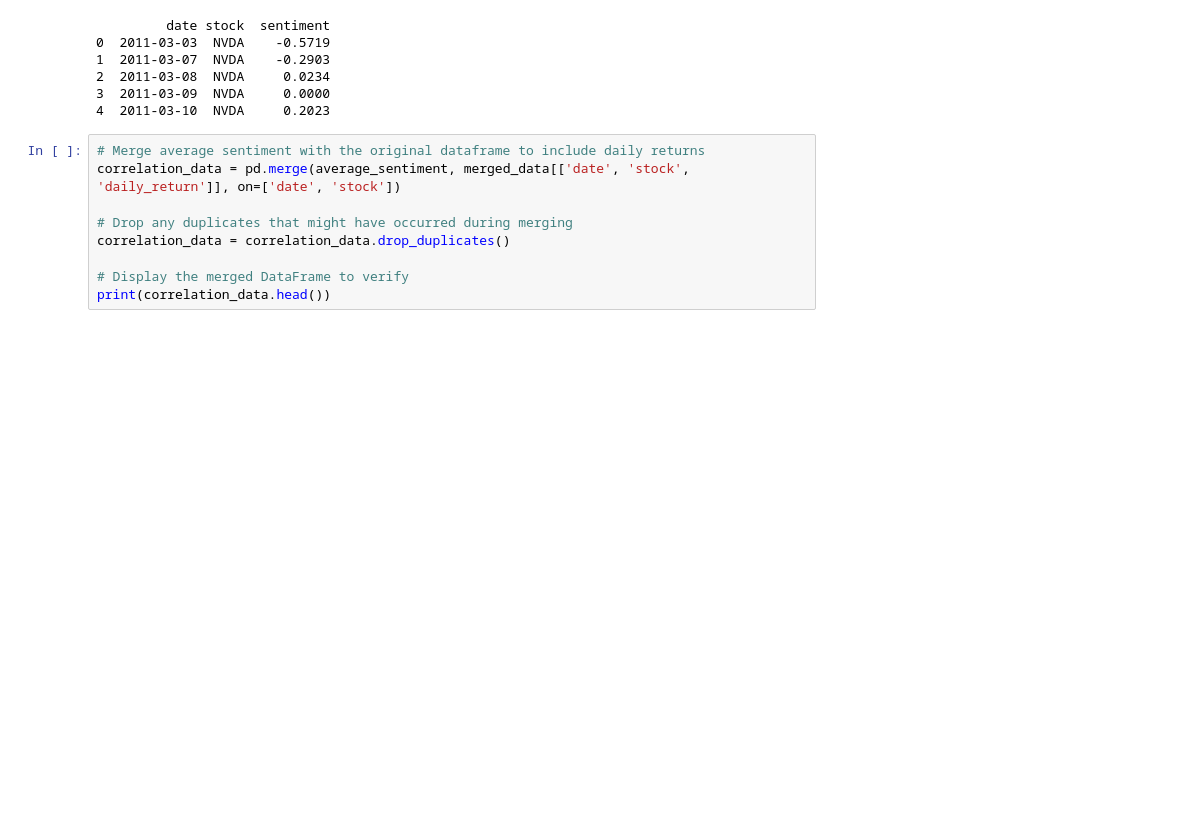
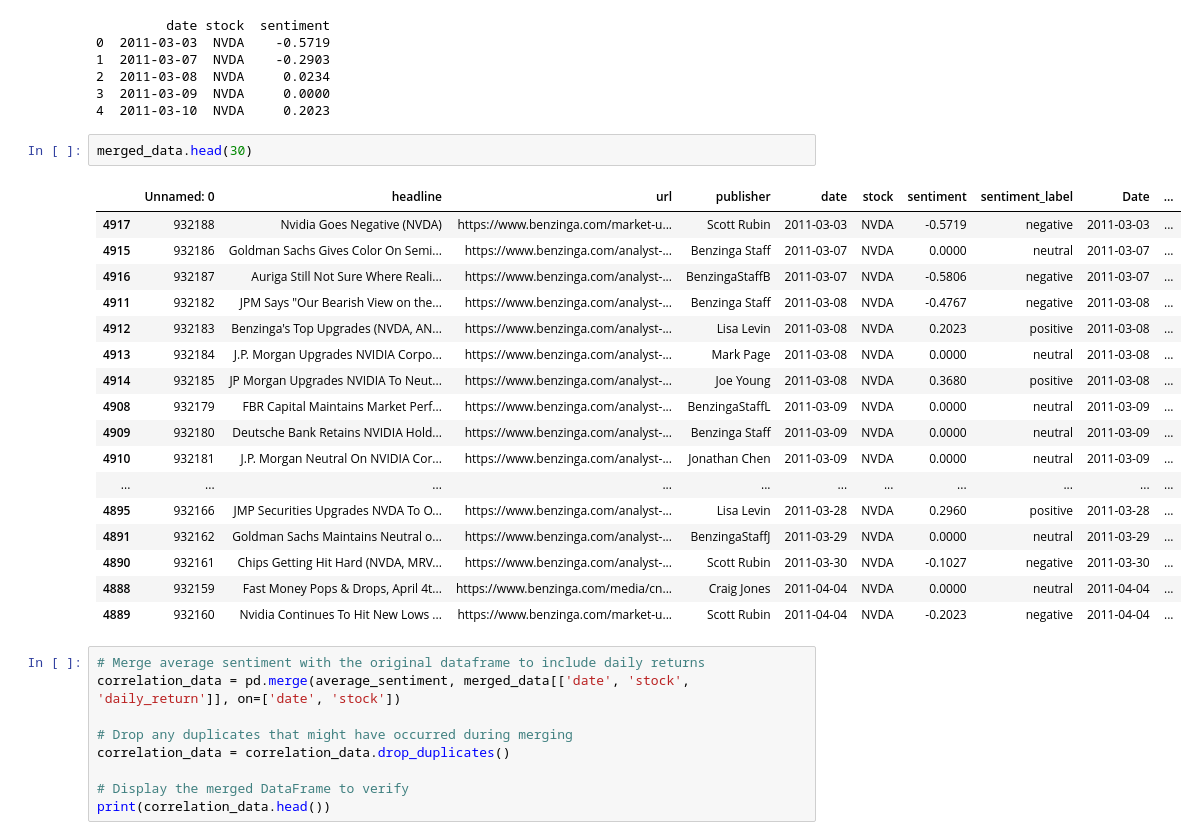
Before and after one commit to NaimaT15/Financial-News-and-Stock-Price-Integration-Dataset, a Jupyter notebook: notebooks/financial_analysis_notebook.ipynb, the cells around one changed output. Cells and saved outputs as stored; diff of their text form; blank space fills up the shorter version.

```diff
--- a/notebooks/financial_analysis_notebook.ipynb
+++ b/notebooks/financial_analysis_notebook.ipynb
@@ -334,6 +334,26 @@ print(average_sentiment.head())
 2  2011-03-08  NVDA     0.0234
 3  2011-03-09  NVDA     0.0000
 4  2011-03-10  NVDA     0.2023
+# %%
+merged_data.head(30)
+# %% [output]
+|  | Unnamed: 0 | headline | url | publisher | date | stock | sentiment | sentiment_label | Date | ... |
+| 4917 | 932188 | Nvidia Goes Negative (NVDA) | https://www.benzinga.com/market-u... | Scott Rubin | 2011-03-03 | NVDA | -0.5719 | negative | 2011-03-03 | ... |
+| 4915 | 932186 | Goldman Sachs Gives Color On Semi... | https://www.benzinga.com/analyst-... | Benzinga Staff | 2011-03-07 | NVDA | 0.0000 | neutral | 2011-03-07 | ... |
+| 4916 | 932187 | Auriga Still Not Sure Where Reali... | https://www.benzinga.com/analyst-... | BenzingaStaffB | 2011-03-07 | NVDA | -0.5806 | negative | 2011-03-07 | ... |
+| 4911 | 932182 | JPM Says "Our Bearish View on the... | https://www.benzinga.com/analyst-... | Benzinga Staff | 2011-03-08 | NVDA | -0.4767 | negative | 2011-03-08 | ... |
+| 4912 | 932183 | Benzinga's Top Upgrades (NVDA, AN... | https://www.benzinga.com/analyst-... | Lisa Levin | 2011-03-08 | NVDA | 0.2023 | positive | 2011-03-08 | ... |
+| 4913 | 932184 | J.P. Morgan Upgrades NVIDIA Corpo... | https://www.benzinga.com/analyst-... | Mark Page | 2011-03-08 | NVDA | 0.0000 | neutral | 2011-03-08 | ... |
+| 4914 | 932185 | JP Morgan Upgrades NVIDIA To Neut... | https://www.benzinga.com/analyst-... | Joe Young | 2011-03-08 | NVDA | 0.3680 | positive | 2011-03-08 | ... |
+| 4908 | 932179 | FBR Capital Maintains Market Perf... | https://www.benzinga.com/analyst-... | BenzingaStaffL | 2011-03-09 | NVDA | 0.0000 | neutral | 2011-03-09 | ... |
+| 4909 | 932180 | Deutsche Bank Retains NVIDIA Hold... | https://www.benzinga.com/analyst-... | Benzinga Staff | 2011-03-09 | NVDA | 0.0000 | neutral | 2011-03-09 | ... |
+| 4910 | 932181 | J.P. Morgan Neutral On NVIDIA Cor... | https://www.benzinga.com/analyst-... | Jonathan Chen | 2011-03-09 | NVDA | 0.0000 | neutral | 2011-03-09 | ... |
+| ... | ... | ... | ... | ... | ... | ... | ... | ... | ... | ... |
+| 4895 | 932166 | JMP Securities Upgrades NVDA To O... | https://www.benzinga.com/analyst-... | Lisa Levin | 2011-03-28 | NVDA | 0.2960 | positive | 2011-03-28 | ... |
+| 4891 | 932162 | Goldman Sachs Maintains Neutral o... | https://www.benzinga.com/analyst-... | BenzingaStaffJ | 2011-03-29 | NVDA | 0.0000 | neutral | 2011-03-29 | ... |
+| 4890 | 932161 | Chips Getting Hit Hard (NVDA, MRV... | https://www.benzinga.com/analyst-... | Scott Rubin | 2011-03-30 | NVDA | -0.1027 | negative | 2011-03-30 | ... |
+| 4888 | 932159 | Fast Money Pops & Drops, April 4t... | https://www.benzinga.com/media/cn... | Craig Jones | 2011-04-04 | NVDA | 0.0000 | neutral | 2011-04-04 | ... |
+| 4889 | 932160 | Nvidia Continues To Hit New Lows ... | https://www.benzinga.com/market-u... | Scott Rubin | 2011-04-04 | NVDA | -0.2023 | negative | 2011-04-04 | ... |
 # %%
 # Merge average sentiment with the original dataframe to include daily returns
 correlation_data = pd.merge(average_sentiment, merged_data[['date', 'stock', 'daily_return']], on=['date', 'stock'])
```
Also changed, not shown: parts of 1 cell of this notebook.
